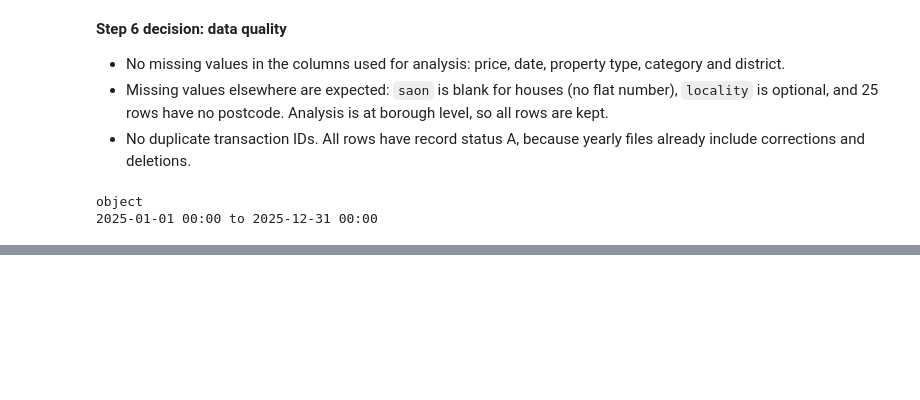
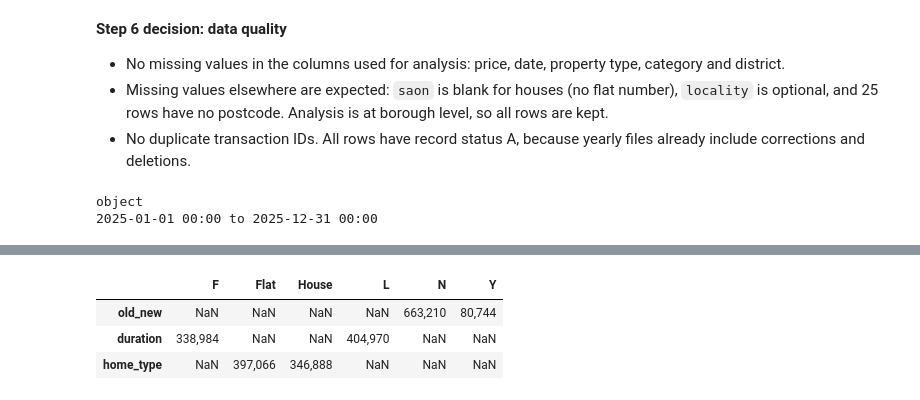
Before and after one commit to TahaJomehpour1/london-housing-affordability, a Jupyter notebook: notebooks/London_housing.ipynb, the cells around one changed output, grey strips where cells are left out. Cells and saved outputs as stored; diff of their text form; code cells hidden in the pictures; blank space fills up the shorter version.

```diff
--- a/notebooks/London_housing.ipynb
+++ b/notebooks/London_housing.ipynb
@@ -459,0 +598,7 @@ See the caveats in the documentation: https://pandas.pydata.org/pandas-docs/stab
+# %%
+clean[["old_new", "duration", "home_type"]].apply(lambda c: c.value_counts()).T
+# %% [output]
+|  | F | Flat | House | L | N | Y |
+| old_new | NaN | NaN | NaN | NaN | 663,210 | 80,744 |
+| duration | 338,984 | NaN | NaN | 404,970 | NaN | NaN |
+| home_type | NaN | 397,066 | 346,888 | NaN | NaN | NaN |
```
Also changed, not shown: parts of 27 cells of this notebook, 2 other files.
